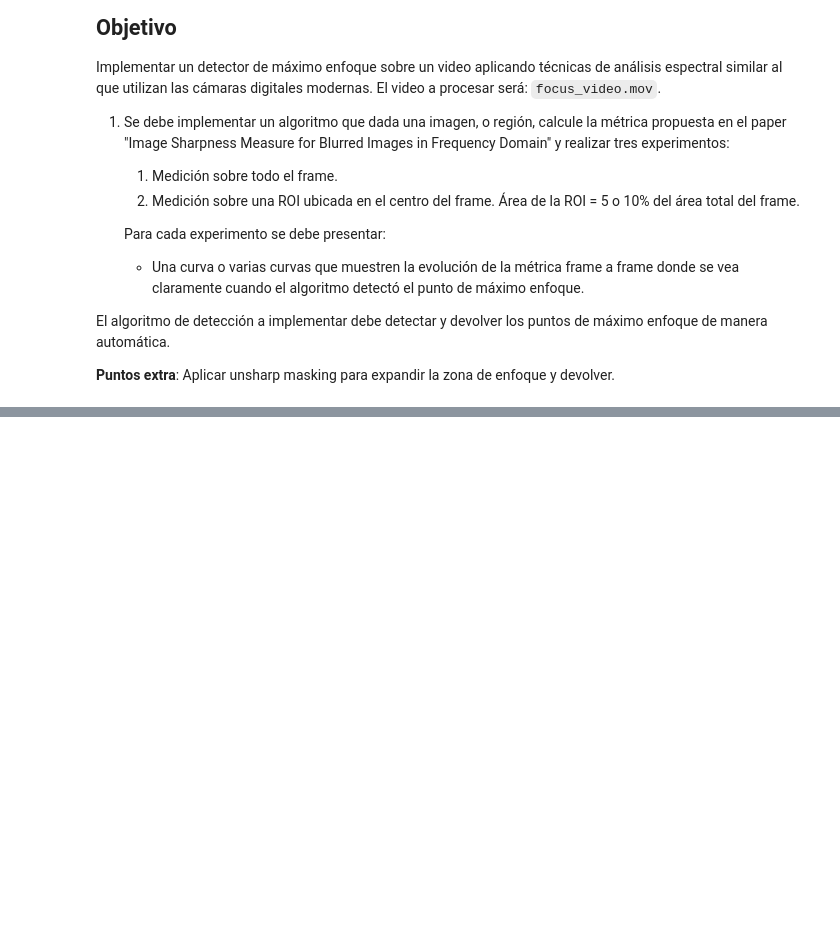
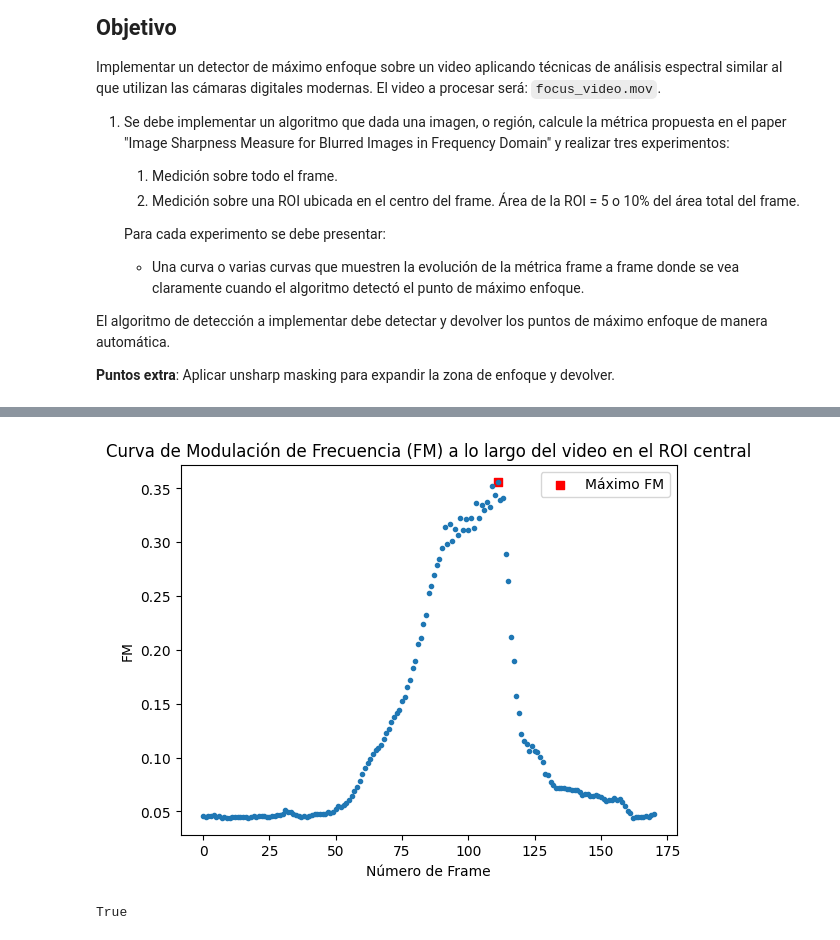
Before and after one commit to marcoslund/ceia-vpc1-tps, a Jupyter notebook: TP2/tp2.ipynb, the cells around one changed output, grey strips where cells are left out. Drawn from its saved outputs; the diff is of its cells as text; code cells hidden in the pictures; blank space fills up the shorter version.

```diff
--- a/TP2/tp2.ipynb
+++ b/TP2/tp2.ipynb
@@ -34,0 +103,37 @@ captura_video = cv2.VideoCapture(video_path)
+# %%
+captura_video = cv.VideoCapture(video_path)
+# %%
+if not captura_video.isOpened():
+    print("Error al abrir el archivo de video")
+else:
+    FM_curve_roi = []
+    while True:
+        ret, frame = captura_video.read()
+
+        if ret:
+            frame_gris = cv.cvtColor(frame, cv.COLOR_BGR2GRAY)
+            H, W = frame_gris.shape
+            roi_h = int(np.sqrt(0.1) * H)
+            roi_w = int(np.sqrt(0.1) * W)
+            center_y = H // 2
+            center_x = W // 2
+            #slicing para obtener el ROI centrado
+            frame_gris_roi = frame_gris[center_y - roi_h//2 : center_y + roi_h//2, center_x - roi_w//2 : center_x + roi_w//2]
+            FM_curve_roi.append(calcular_fm(frame_gris_roi))
+
+        else:
+            break
+
+# Libera el objeto de captura de video
+captura_video.release()
+cv.destroyAllWindows()
+# %%
+plt.plot(FM_curve_roi, marker='.', linestyle='none')
+plt.scatter(x=np.argmax(FM_curve_roi), y=np.max(FM_curve_roi), color='r', label='Máximo FM', marker='s')
+plt.title('Curva de Modulación de Frecuencia (FM) a lo largo del video en el ROI central')
+plt.xlabel('Número de Frame')
+plt.ylabel('FM')
+plt.legend()
+plt.show()
+# %% [output]
+[figure, added]
@@ -34,0 +146,6 @@ captura_video = cv2.VideoCapture(video_path)
+# %%
+# Abre el video
+captura_video = cv.VideoCapture(video_path)
+captura_video.set(cv.CAP_PROP_POS_FRAMES, np.argmax(FM_curve)) # Posiciona el video en el frame con el máximo FM
+# %% [output]
+True
```
Also changed, not shown: parts of 8 cells of this notebook.
